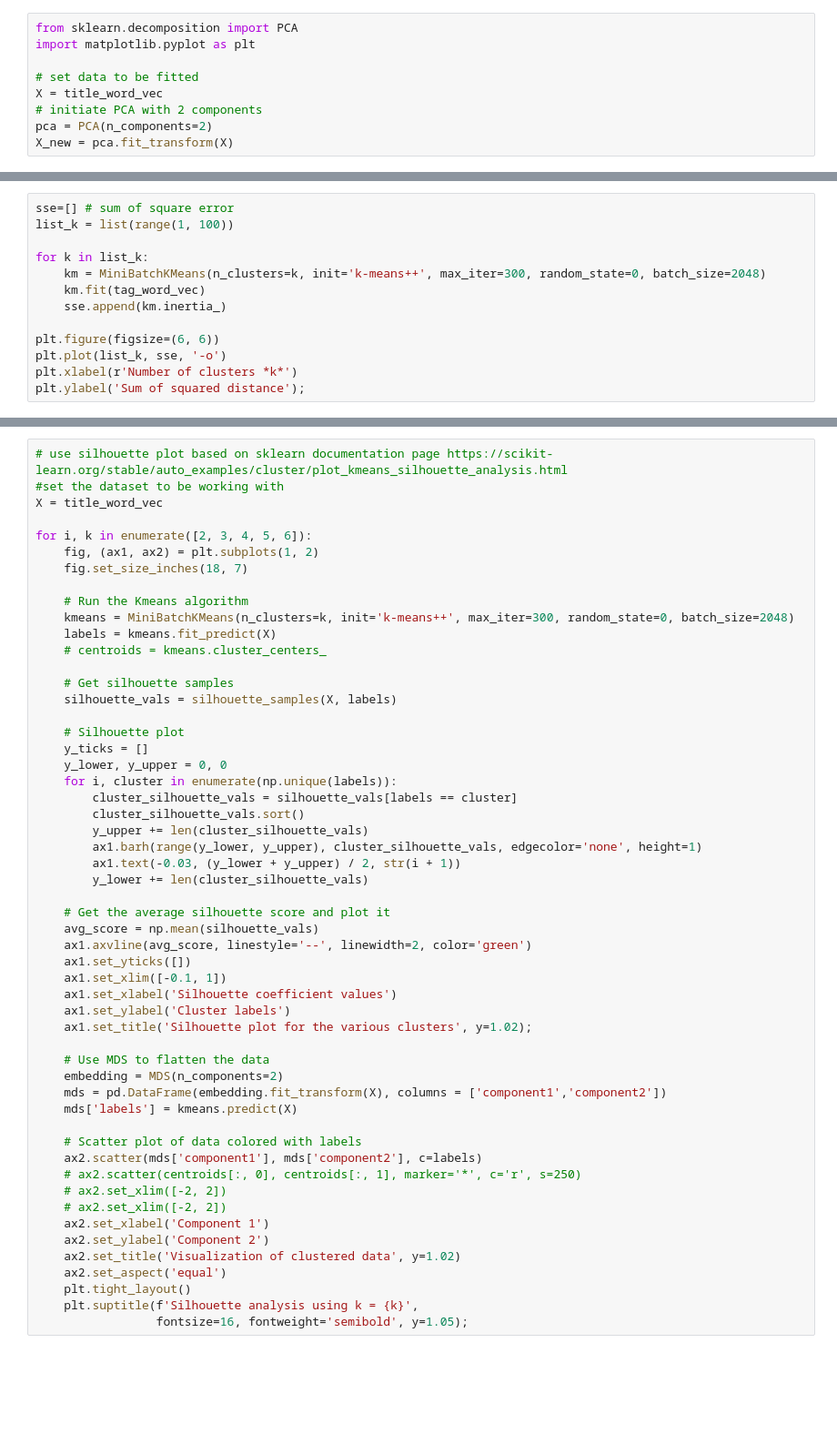
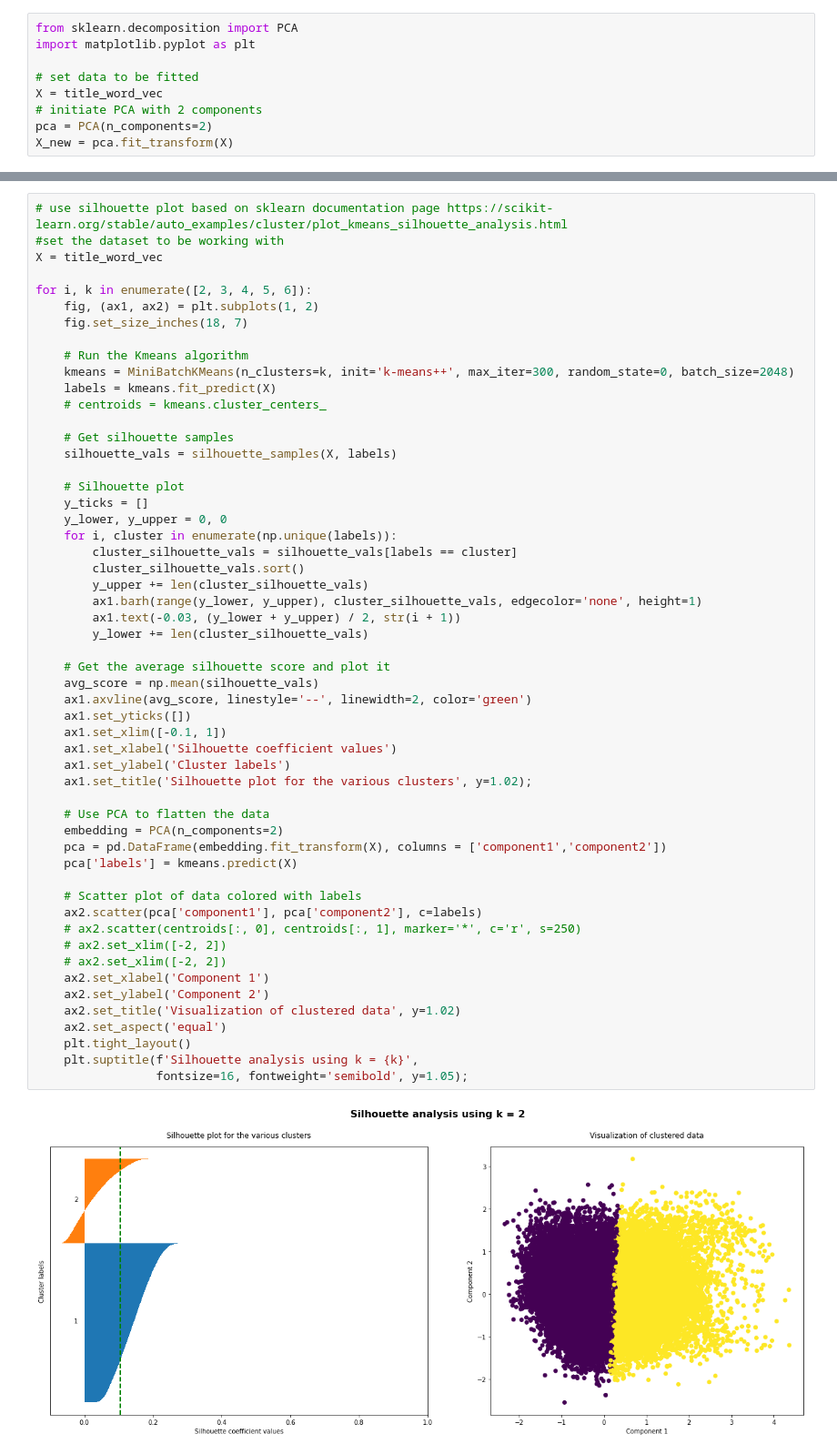
Before and after one commit to ajinkyabhanudas/SIADS696, a Jupyter notebook: EDA_Poom.ipynb, the cells around one changed output, grey strips where cells are left out. Shown: that part at 91% size. Cells and saved outputs as stored; diff of their text form; blank space fills up the shorter version.

```diff
--- a/EDA_Poom.ipynb
+++ b/EDA_Poom.ipynb
@@ -206,13 +209,0 @@ From the title word embedding we see no clear clustering based on the elbow meth
-# %%
-sse=[] # sum of square error
-list_k = list(range(1, 100))
-
-for k in list_k:
-    km = MiniBatchKMeans(n_clusters=k, init='k-means++', max_iter=300, random_state=0, batch_size=2048)
-    km.fit(tag_word_vec)
-    sse.append(km.inertia_)
-
-plt.figure(figsize=(6, 6))
-plt.plot(list_k, sse, '-o')
-plt.xlabel(r'Number of clusters *k*')
-plt.ylabel('Sum of squared distance');
@@ -242,35 +231,37 @@ for i, k in enumerate([2, 3, 4, 5, 6]):
     y_lower, y_upper = 0, 0
     for i, cluster in enumerate(np.unique(labels)):
         cluster_silhouette_vals = silhouette_vals[labels == cluster]
         cluster_silhouette_vals.sort()
         y_upper += len(cluster_silhouette_vals)
         ax1.barh(range(y_lower, y_upper), cluster_silhouette_vals, edgecolor='none', height=1)
         ax1.text(-0.03, (y_lower + y_upper) / 2, str(i + 1))
         y_lower += len(cluster_silhouette_vals)
 
     # Get the average silhouette score and plot it
     avg_score = np.mean(silhouette_vals)
     ax1.axvline(avg_score, linestyle='--', linewidth=2, color='green')
     ax1.set_yticks([])
     ax1.set_xlim([-0.1, 1])
     ax1.set_xlabel('Silhouette coefficient values')
     ax1.set_ylabel('Cluster labels')
     ax1.set_title('Silhouette plot for the various clusters', y=1.02);
 
-    # Use MDS to flatten the data
-    embedding = MDS(n_components=2)
-    mds = pd.DataFrame(embedding.fit_transform(X), columns = ['component1','component2'])
-    mds['labels'] = kmeans.predict(X)
+    # Use PCA to flatten the data
+    embedding = PCA(n_components=2)
+    pca = pd.DataFrame(embedding.fit_transform(X), columns = ['component1','component2'])
+    pca['labels'] = kmeans.predict(X)
 
     # Scatter plot of data colored with labels
-    ax2.scatter(mds['component1'], mds['component2'], c=labels)
+    ax2.scatter(pca['component1'], pca['component2'], c=labels)
     # ax2.scatter(centroids[:, 0], centroids[:, 1], marker='*', c='r', s=250)
     # ax2.set_xlim([-2, 2])
     # ax2.set_xlim([-2, 2])
     ax2.set_xlabel('Component 1')
     ax2.set_ylabel('Component 2')
     ax2.set_title('Visualization of clustered data', y=1.02)
     ax2.set_aspect('equal')
     plt.tight_layout()
     plt.suptitle(f'Silhouette analysis using k = {k}',
                  fontsize=16, fontweight='semibold', y=1.05);
+# %% [output]
+[figure, added]
```
Also changed, not shown: parts of 8 cells of this notebook.
